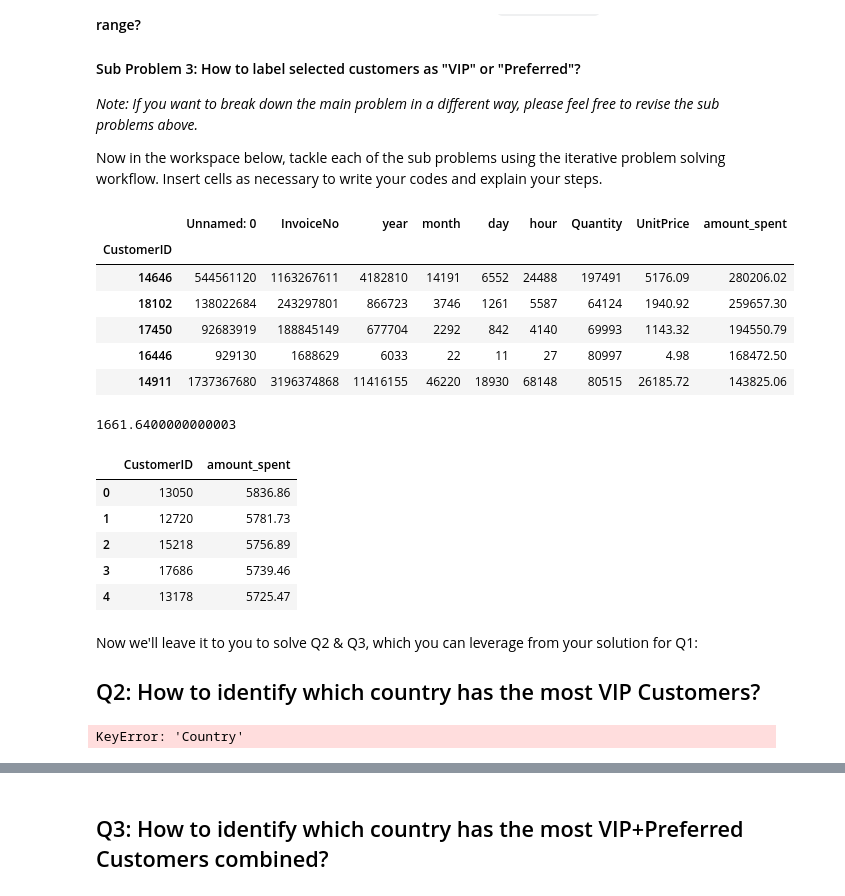
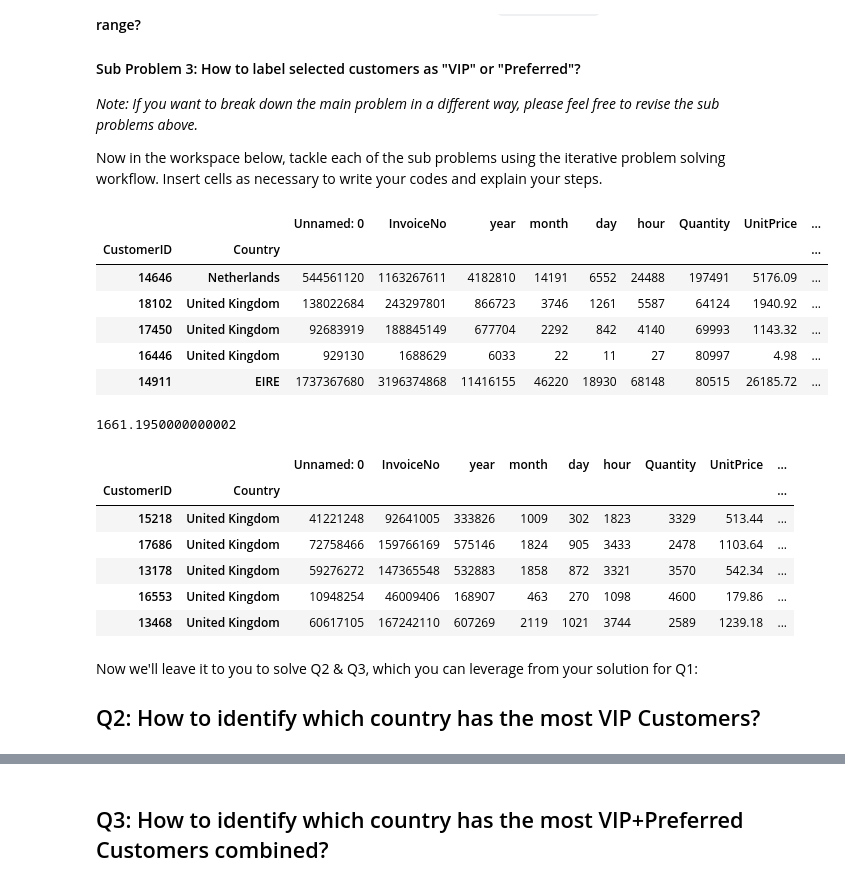
Before and after one commit to aiborra11/datamad0619, a Jupyter notebook: module-1/lab-df-calculation-and-transformation/your-code/challenge-3.ipynb, the cells around one changed output, grey strips where cells are left out. Drawn from its saved outputs; the diff is of its cells as text; code cells hidden in the pictures.

```diff
--- a/module-1/lab-df-calculation-and-transformation/your-code/challenge-3.ipynb
+++ b/module-1/lab-df-calculation-and-transformation/your-code/challenge-3.ipynb
@@ -48,53 +48,48 @@ We break down the main problem into several sub problems:
 Now in the workspace below, tackle each of the sub problems using the iterative problem solving workflow. Insert cells as necessary to write your codes and explain your steps.
 # %%
 #Group by customerID and sum all the values. Order by the amount_spent.
-aggregate = orders.groupby(['CustomerID']).agg('sum').sort_values('amount_spent', ascending = False)
+aggregate = orders.groupby(['CustomerID', 'Country']).agg('sum').sort_values('amount_spent', ascending = False)
+
 
 #The first group is VIP Customers whose aggregated expenses at your global chain stores are above the 95th percentile.
 #The second group is Preferred Customers whose aggregated expenses are between the 75th and 95th percentile.
 
 VIP = aggregate['amount_spent'].quantile(q=0.95)
 VIP_customers = aggregate[aggregate['amount_spent']>=VIP]
 display(VIP_customers.head())
 
-#VIPss= VIP_customers.reset_index()
-#VIP_customers_ID = VIPss[['CustomerID', 'amount_spent']]
+
+VIPss= VIP_customers.reset_index()
+VIP_customers_ID = VIPss[['CustomerID', 'amount_spent']]
 #display(VIP_customers_ID.head())
 # %% [output]
-|  | Unnamed: 0 | InvoiceNo | year | month | day | hour | Quantity | UnitPrice | amount_spent |
-| CustomerID |  |  |  |  |  |  |  |  |  |
-| 14646 | 544561120 | 1163267611 | 4182810 | 14191 | 6552 | 24488 | 197491 | 5176.09 | 280206.02 |
-| 18102 | 138022684 | 243297801 | 866723 | 3746 | 1261 | 5587 | 64124 | 1940.92 | 259657.30 |
-| 17450 | 92683919 | 188845149 | 677704 | 2292 | 842 | 4140 | 69993 | 1143.32 | 194550.79 |
-| 16446 | 929130 | 1688629 | 6033 | 22 | 11 | 27 | 80997 | 4.98 | 168472.50 |
-| 14911 | 1737367680 | 3196374868 | 11416155 | 46220 | 18930 | 68148 | 80515 | 26185.72 | 143825.06 |
+|  |  | Unnamed: 0 | InvoiceNo | year | month | day | hour | Quantity | UnitPrice | ... |
+| CustomerID | Country |  |  |  |  |  |  |  |  | ... |
+| 14646 | Netherlands | 544561120 | 1163267611 | 4182810 | 14191 | 6552 | 24488 | 197491 | 5176.09 | ... |
+| 18102 | United Kingdom | 138022684 | 243297801 | 866723 | 3746 | 1261 | 5587 | 64124 | 1940.92 | ... |
+| 17450 | United Kingdom | 92683919 | 188845149 | 677704 | 2292 | 842 | 4140 | 69993 | 1143.32 | ... |
+| 16446 | United Kingdom | 929130 | 1688629 | 6033 | 22 | 11 | 27 | 80997 | 4.98 | ... |
+| 14911 | EIRE | 1737367680 | 3196374868 | 11416155 | 46220 | 18930 | 68148 | 80515 | 26185.72 | ... |
 # %%
 Preferred = aggregate['amount_spent'].quantile(q=0.75)
 display(Preferred)
 
 VIP_preferred1 = aggregate[aggregate['amount_spent'] >= Preferred]
 VIP_preferred2 = VIP_preferred1[VIP_preferred1['amount_spent'] < VIP]
-
+display(VIP_preferred2.head())
 VIPss_preferred = VIP_preferred2.reset_index()
 Preferred_customers = VIPss_preferred[['CustomerID', 'amount_spent']]
-display(Preferred_customers.head())
+#display(Preferred_customers.head())
 # %% [output]
-1661.6400000000003
+1661.1950000000002
-|  | CustomerID | amount_spent |
-| 0 | 13050 | 5836.86 |
-| 1 | 12720 | 5781.73 |
-| 2 | 15218 | 5756.89 |
-| 3 | 17686 | 5739.46 |
-| 4 | 13178 | 5725.47 |
+|  |  | Unnamed: 0 | InvoiceNo | year | month | day | hour | Quantity | UnitPrice | ... |
+| CustomerID | Country |  |  |  |  |  |  |  |  | ... |
+| 15218 | United Kingdom | 41221248 | 92641005 | 333826 | 1009 | 302 | 1823 | 3329 | 513.44 | ... |
+| 17686 | United Kingdom | 72758466 | 159766169 | 575146 | 1824 | 905 | 3433 | 2478 | 1103.64 | ... |
+| 13178 | United Kingdom | 59276272 | 147365548 | 532883 | 1858 | 872 | 3321 | 3570 | 542.34 | ... |
+| 16553 | United Kingdom | 10948254 | 46009406 | 168907 | 463 | 270 | 1098 | 4600 | 179.86 | ... |
+| 13468 | United Kingdom | 60617105 | 167242110 | 607269 | 2119 | 1021 | 3744 | 2589 | 1239.18 | ... |
 # %% [markdown]
 Now we'll leave it to you to solve Q2 & Q3, which you can leverage from your solution for Q1:
 
 ## Q2: How to identify which country has the most VIP Customers?
-# %%
-aggregate = orders.groupby(['CustomerID']).
-countries_VIP = VIP_customers.groupby(['Country'])
-
-
-#la tabala VIP_customers no tiene country
-# %% [output]
-KeyError: 'Country'
```
Also changed, not shown: parts of 3 cells of this notebook.
